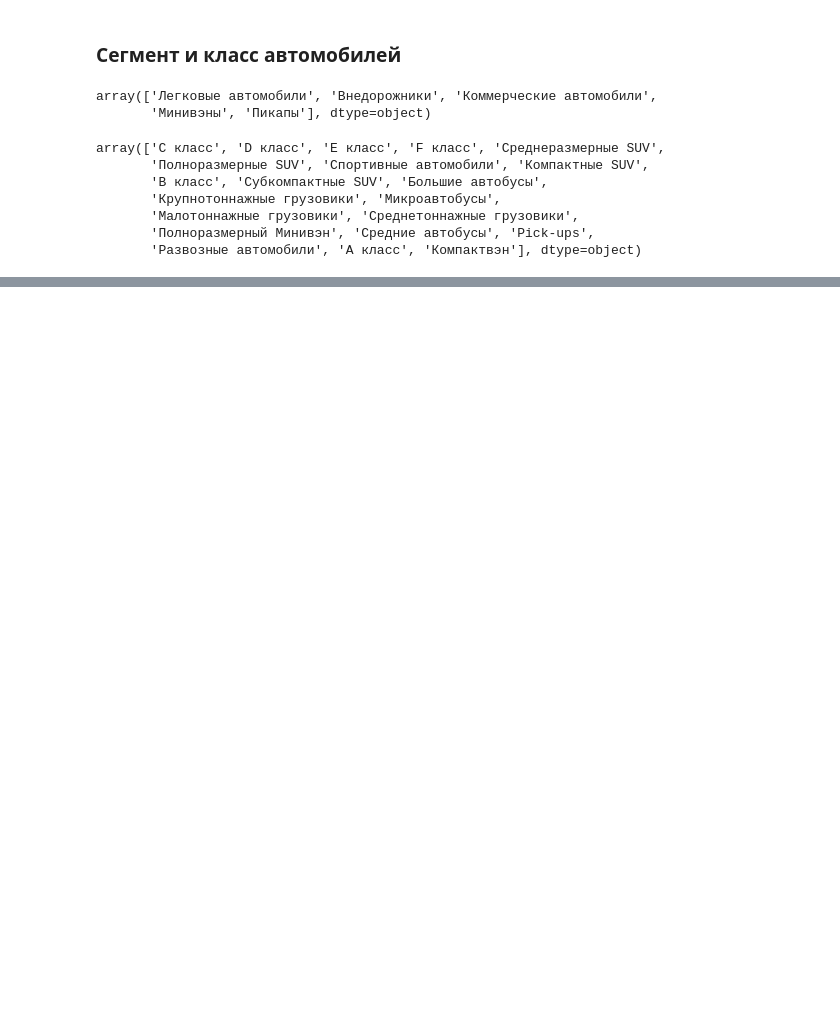
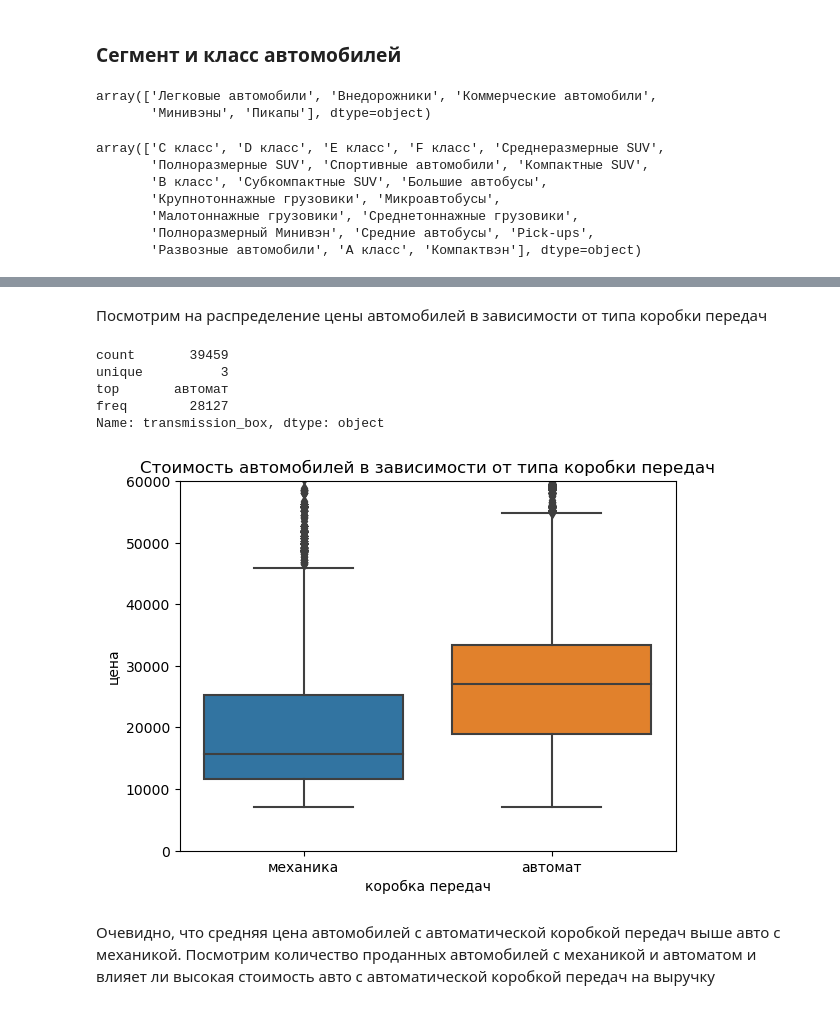
Before and after one commit to analyst-plv/car-sales, a Jupyter notebook: Авторынок.ipynb, the cells around one changed output, grey strips where cells are left out. Saved outputs shown, nothing was run; the diff lists cells and outputs as text; code cells hidden in the pictures; blank space fills up the shorter version.

```diff
--- a/Авторынок.ipynb
+++ b/Авторынок.ipynb
@@ -1135,0 +1164,22 @@ F класс                            38         0.10
+# %% [markdown]
+Посмотрим на распределение цены автомобилей в зависимости от типа коробки передач
+# %%
+df['transmission_box'].describe()
+# %% [output]
+count       39459
+unique          3
+top       автомат
+freq        28127
+Name: transmission_box, dtype: object
+# %%
+sns.boxplot(x='transmission_box', y='price', data=df.query('transmission_box!="неизвестно"')).set(ylim=(0,60000))
+
+plt.title('Стоимость автомобилей в зависимости от типа коробки передач')
+plt.xlabel('коробка передач')
+plt.ylabel('цена')
+
+plt.show()
+# %% [output]
+[figure, added]
+# %% [markdown]
+Очевидно, что средняя цена автомобилей с автоматической коробкой передач выше авто с механикой. Посмотрим количество проданных автомобилей с механикой и автоматом и влияет ли высокая стоимость авто с автоматической коробкой передач на выручку
```
Also changed, not shown: parts of 40 cells of this notebook.
